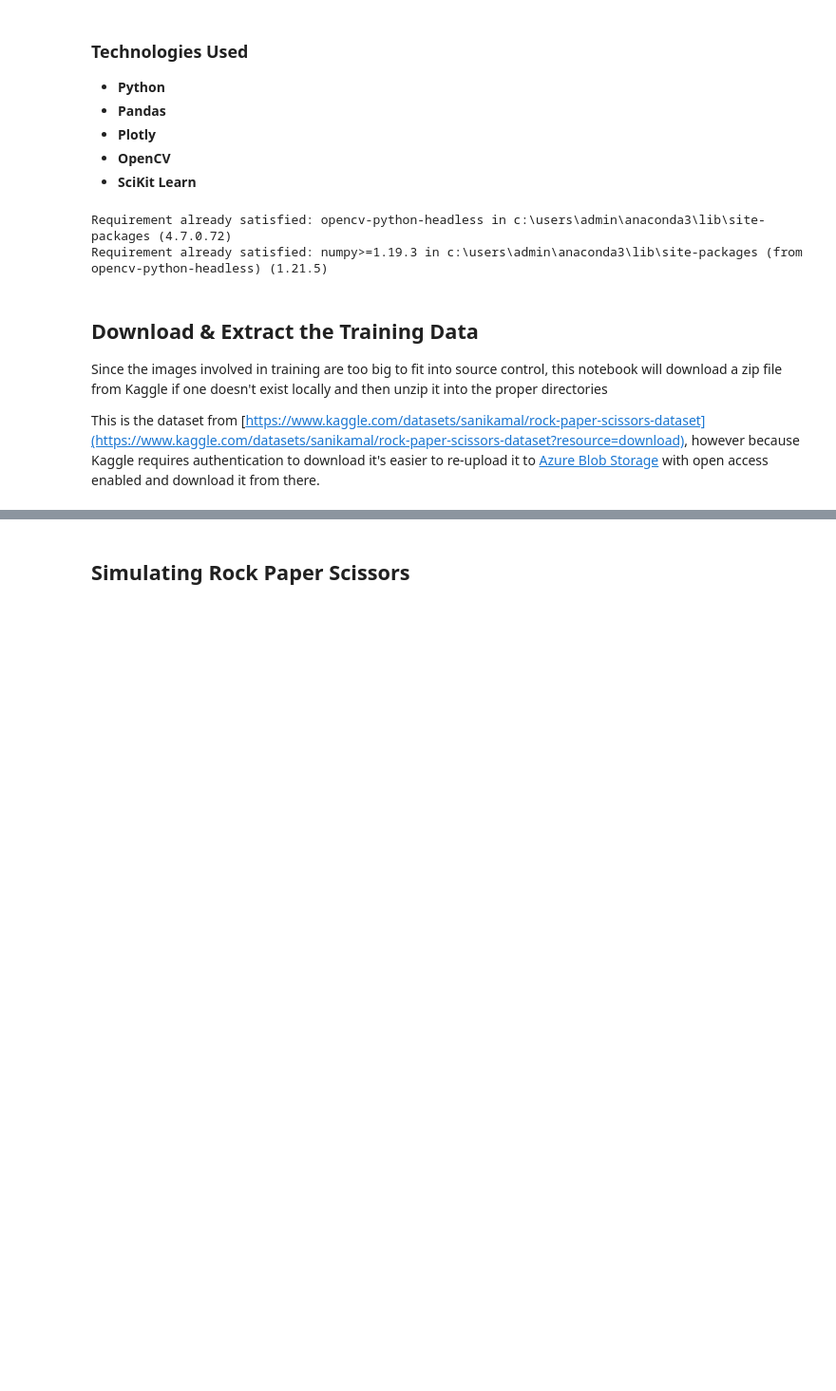
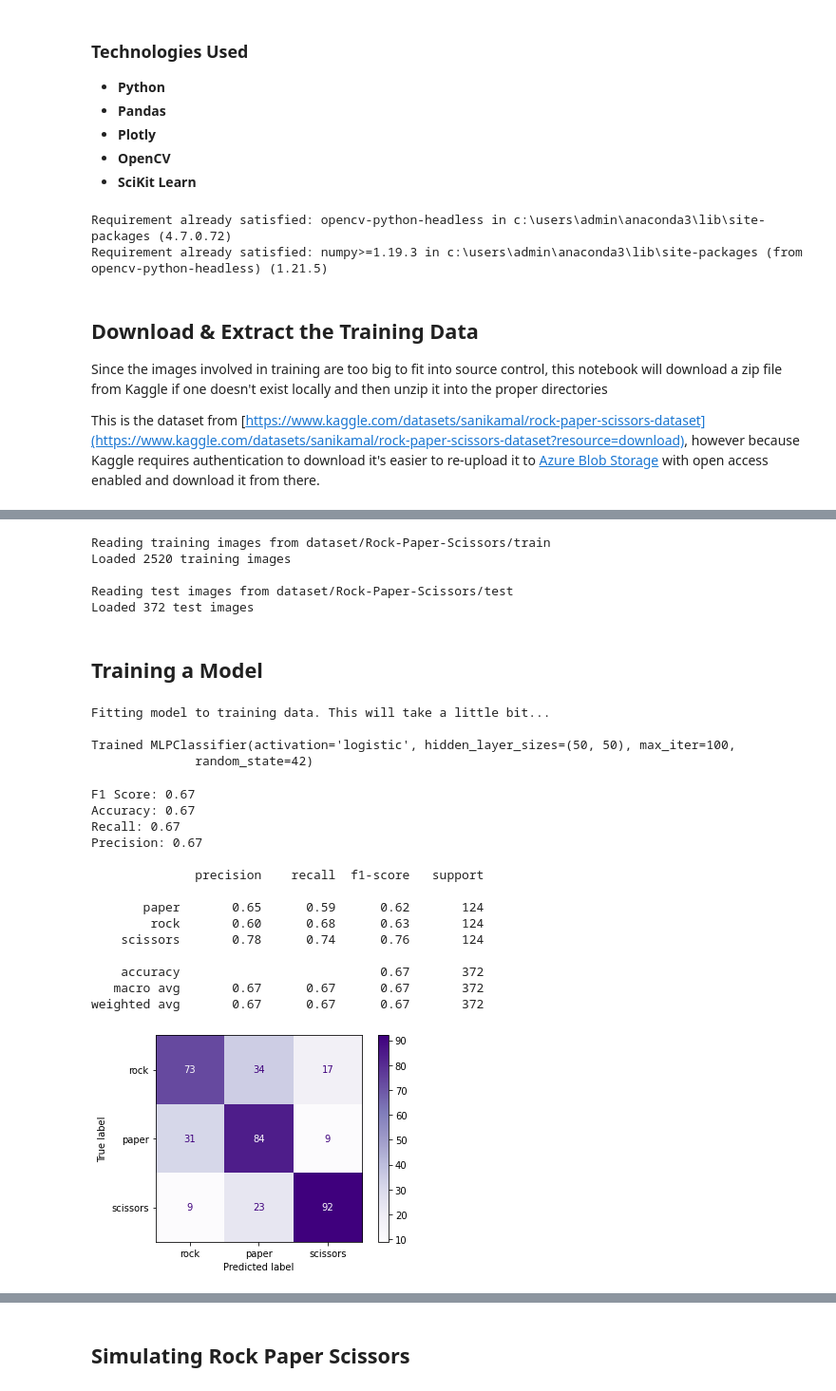
Before and after one commit to IntegerMan/PythonRockPaperScissors, a Jupyter notebook: FinalProject - Matt Eland.ipynb, the cells around one changed output, grey strips where cells are left out. Shown: that part at 95% size. Drawn from its saved outputs; the diff is of its cells as text; code cells hidden in the pictures; blank space fills up the shorter version.

```diff
--- a/FinalProject - Matt Eland.ipynb
+++ b/FinalProject - Matt Eland.ipynb
@@ -168,9 +54,0 @@ Fitting 5 folds for each of 432 candidates, totalling 2160 fits
-# %%
-# Define the path to the test images folder
-path = extract_dir + '/' + 'Rock-Paper-Scissors/test'
-print('Reading test images from', path)
-
-# Load the test dataset (images)
-test_data, test_labels = load_data_and_labels(path)
-
-print('Loaded {} test images'.format(len(test_data)))
@@ -361,0 +145,63 @@ def get_image_from_camera():
+# %%
+# Load the training and test data
+training_data, training_labels = load_data_and_labels_from_rps_images('train', 'training')
+test_data, test_labels = load_data_and_labels_from_rps_images('test', 'test')
+# %% [output]
+Reading training images from dataset/Rock-Paper-Scissors/train
+Loaded 2520 training images
+
+Reading test images from dataset/Rock-Paper-Scissors/test
+Loaded 372 test images
+# %% [markdown]
+## Training a Model
+# %%
+print('Fitting model to training data. This will take a little bit...')
+print()
+
+# Best observed parameters from grid search {'activation': 'logistic', 'hidden_layer_sizes': (50, 50), 'learning_rate': 'constant', 'max_iter': 100, 'solver': 'adam'}
+# A simple fit to train a baseline version of the model. We'll do something better shortly with a grid search
+model = MLPClassifier(activation='logistic', hidden_layer_sizes=(50, 50), learning_rate='constant', max_iter=100, solver='adam', random_state=42)
+model.fit(training_data, training_labels)
+
+print('Trained', model)
+# %% [output]
+Fitting model to training data. This will take a little bit...
+
+Trained MLPClassifier(activation='logistic', hidden_layer_sizes=(50, 50), max_iter=100,
+              random_state=42)
+# %%
+def evaluate_model_performance(model, test_data, test_labels):
+    # Classify the test data so we can grade the accuracy and other metric
+    predicted_labels = model.predict(test_data)
+
+    # Print high level metrics of note
+    print('F1 Score: {:.2f}'.format(f1_score(test_labels, predicted_labels, average='weighted')))
+    print('Accuracy: {:.2f}'.format(accuracy_score(test_labels, predicted_labels)))
+    print('Recall: {:.2f}'.format(recall_score(test_labels, predicted_labels, average='weighted')))
+    print('Precision: {:.2f}'.format(precision_score(test_labels, predicted_labels, average='weighted')))
+    print()
+
+    # Display per-class metrics
+    print(classification_report(test_labels, predicted_labels))
+
+    # Display a confusion matrix with raw number counts
+    plot_confusion_matrix(model, test_data, test_labels, display_labels=['rock', 'paper', 'scissors'], cmap='Purples')
+# %%
+# Evaluate the performance of our initial model
+evaluate_model_performance(model, test_data, test_labels)
+# %% [output]
+F1 Score: 0.67
+Accuracy: 0.67
+Recall: 0.67
+Precision: 0.67
+
+              precision    recall  f1-score   support
+
+       paper       0.65      0.59      0.62       124
+        rock       0.60      0.68      0.63       124
+    scissors       0.78      0.74      0.76       124
+
+    accuracy                           0.67       372
+   macro avg       0.67      0.67      0.67       372
+weighted avg       0.67      0.67      0.67       372
+[figure, added]
```
Also changed, not shown: parts of 55 cells of this notebook, 1 other file.
